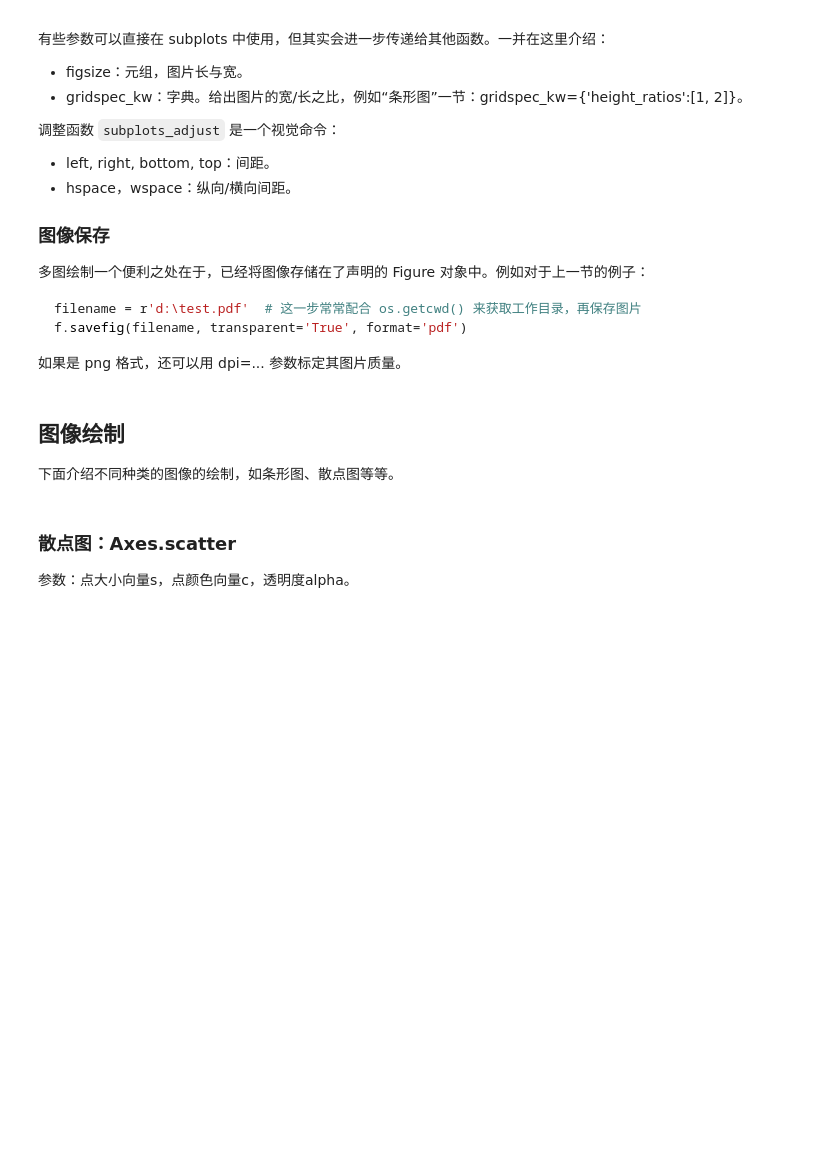
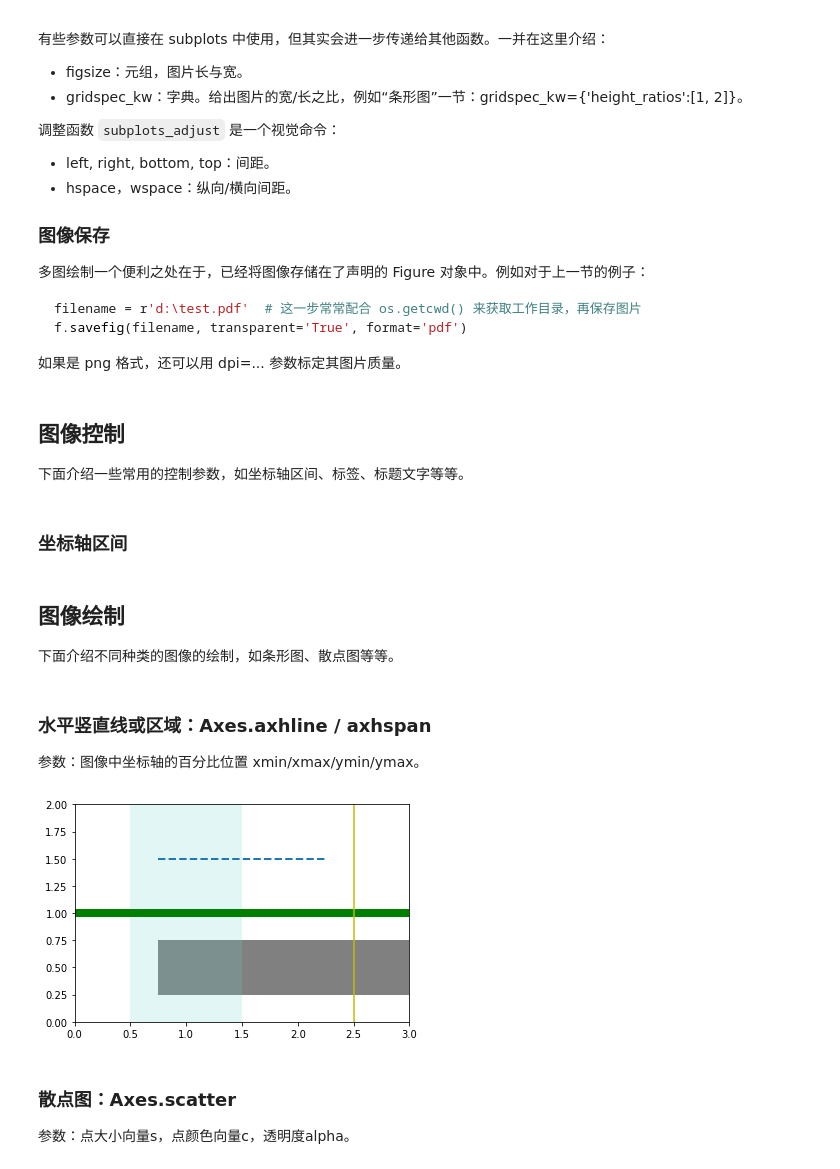
Before and after one commit to wklchris/wklchris.github.io, a Jupyter notebook: ipynb/Py3-matplotlib.ipynb, the cells around one changed output. Saved outputs shown, nothing was run; the diff lists cells and outputs as text; code cells hidden in the pictures; blank space fills up the shorter version.

````diff
--- a/ipynb/Py3-matplotlib.ipynb
+++ b/ipynb/Py3-matplotlib.ipynb
@@ -94,10 +94,32 @@ f.savefig(filename, transparent='True', format='pdf')
 ```
 
 如果是 png 格式，还可以用 dpi=... 参数标定其图片质量。
+# %% [markdown]
+## 图像控制
+
+下面介绍一些常用的控制参数，如坐标轴区间、标签、标题文字等等。
+# %% [markdown]
+### 坐标轴区间
 # %% [markdown]
 ## 图像绘制
 
 下面介绍不同种类的图像的绘制，如条形图、散点图等等。
+# %% [markdown]
+### 水平竖直线或区域：Axes.axhline / axhspan
+
+参数：图像中坐标轴的百分比位置 xmin/xmax/ymin/ymax。
+# %%
+plt.close("all")
+f, ax = plt.subplots()
+ax.axis([0, 3, 0, 2])
+ax.axhline(1, lw=8, color='g')
+ax.axhline(y=1.5, ls="--", lw=2, xmin=0.25, xmax=0.75)
+ax.axvline(2.5, color="y")
+ax.axhspan(0.25, 0.75, xmin=0.25, facecolor='0.5')
+ax.axvspan(0.5, 1.5, facecolor="#74D2D5", alpha=0.2)
+plt.show()
+# %% [output]
+[figure, added]
 # %% [markdown]
 ### 散点图：Axes.scatter
 
````
Also changed, not shown: parts of 7 cells of this notebook, 6 other files.
